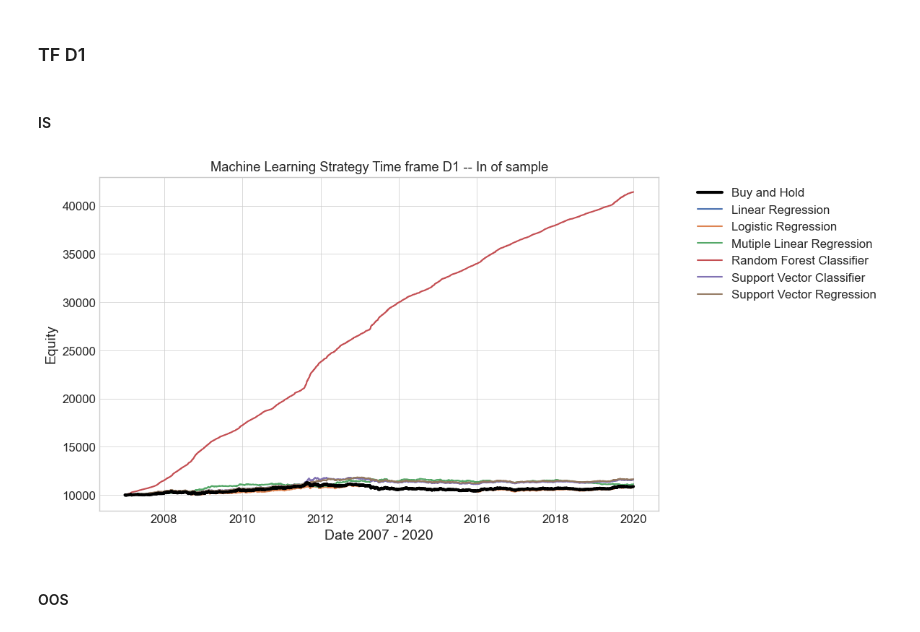
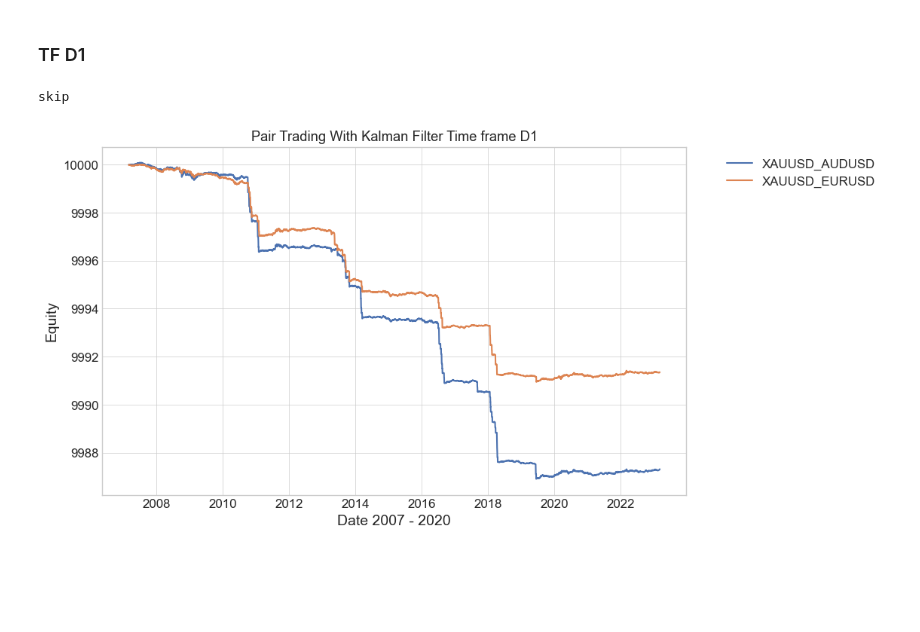
Before and after one commit to Kittipong91/XAUUSD_algorithmic_trading, a Jupyter notebook: Results/Pairs_Trading/Equity.ipynb, the cells around one changed output. Drawn from its saved outputs; the diff is of its cells as text; code cells hidden in the pictures; blank space fills up the shorter version.

Commit message:
Backtest Pair trading

```diff
--- a/Results/Pairs_Trading/Equity.ipynb
+++ b/Results/Pairs_Trading/Equity.ipynb
@@ -224,0 +77,9 @@ strategy['Support Vector Regression'] = Support_Vector_Regression
+# %%
+AUDUSD['D1'] = pd.read_csv(
+    f'../../out/{Main_folder}/{folder}/{Sub_folder}/{file}_D1.csv', index_col='Time', parse_dates=True)
+AUDUSD['H4'] = pd.read_csv(
+    f'../../out/{Main_folder}/{folder}/{Sub_folder}/{file}_H4.csv', index_col='Time', parse_dates=True)
+AUDUSD['H1'] = pd.read_csv(
+    f'../../out/{Main_folder}/{folder}/{Sub_folder}/{file}_H1.csv', index_col='Time', parse_dates=True)
+AUDUSD['M30'] = pd.read_csv(
+    f'../../out/{Main_folder}/{folder}/{Sub_folder}/{file}_M30.csv', index_col='Time', parse_dates=True)
@@ -225,8 +88,18 @@ strategy['Support Vector Regression'] = Support_Vector_Regression
+# %%
+AUDUSD['D1'] = AUDUSD['D1'].reindex(EURUSD['D1'].index, method='ffill')  # fill forward
+AUDUSD['H4'] = AUDUSD['H4'].reindex(EURUSD['H4'].index, method='ffill')  # fill forward
+AUDUSD['H1'] = AUDUSD['H1'].reindex(EURUSD['H1'].index, method='ffill')  # fill forward
+AUDUSD['M30'] = AUDUSD['M30'].reindex(EURUSD['M30'].index, method='ffill')  # fill forward
+# %%
+AUDUSD['D1']['Equity'] = initial_equity + AUDUSD['D1']['strategy'].cumsum()
+AUDUSD['H4']['Equity'] = initial_equity + AUDUSD['H4']['strategy'].cumsum()
+AUDUSD['H1']['Equity'] = initial_equity + AUDUSD['H1']['strategy'].cumsum()
+AUDUSD['M30']['Equity'] = initial_equity + AUDUSD['M30']['strategy'].cumsum()
+# %%
+strategy['XAUUSD_AUDUSD'] = AUDUSD
 # %% [markdown]
 ## Shown Result
 # %% [markdown]
 ### TF D1
 # %%
 TF = 'D1'
-# %% [markdown]
-#### IS
@@ -235,42 +106,35 @@ TF_IS = f'{TF}_IS'
 # %%
-# XAUUSD[TF_IS] = XAUUSD[TF_IS].reindex(
-#     Linear_Regression[TF_IS].index, method='ffill')  # fill forward
-
-# benchmark[TF_IS] = benchmark[TF_IS].reindex(
-#     Linear_Regression[TF_IS].index, method='ffill')  # fill forward
-
-x = XAUUSD[TF_IS].index  # Using the index directly without calling it
+XAUUSD[TF] = XAUUSD[TF].reindex(
+    AUDUSD['D1'].index, method='ffill')  # fill forward
+x = XAUUSD[TF].index  # Using the index directly without calling it
 
 
 with plt.style.context('seaborn-v0_8-whitegrid'):
 
     for i, data in enumerate(strategy):
 
-        y = strategy[f'{data}'][TF_IS]['Equity']
+        y = strategy[f'{data}'][TF]['Equity']
+
 
         if data == 'Buy and Hold':
-
-            plt.plot(x, y, label=f'{data}',
-
-
-                     color='black', linewidth=3, zorder=20)
+            print('skip')
+            # plt.plot(x, y, label=f'{data}',color='black', linewidth=3, zorder=20)
 
         else:
 
             plt.plot(x, y, label=f'{data}')
 
     # Number of accent colors in the color scheme
 
-    plt.title(f'Machine Learning Strategy Time frame {TF} -- In of sample')
+    plt.title(f'Pair Trading With Kalman Filter Time frame {TF}')
 
     plt.xlabel('Date 2007 - 2020', fontsize=14)
 
     plt.ylabel('Equity', fontsize=14)
 
     plt.legend(bbox_to_anchor=(1.05, 1), loc='upper left')
 
 plt.show()
 # %% [output]
+skip
-[figure, old version]
+[figure, new version]
-# %% [markdown]
-#### OOS
```
Also changed, not shown: parts of 70 cells of this notebook, 36 other files.
